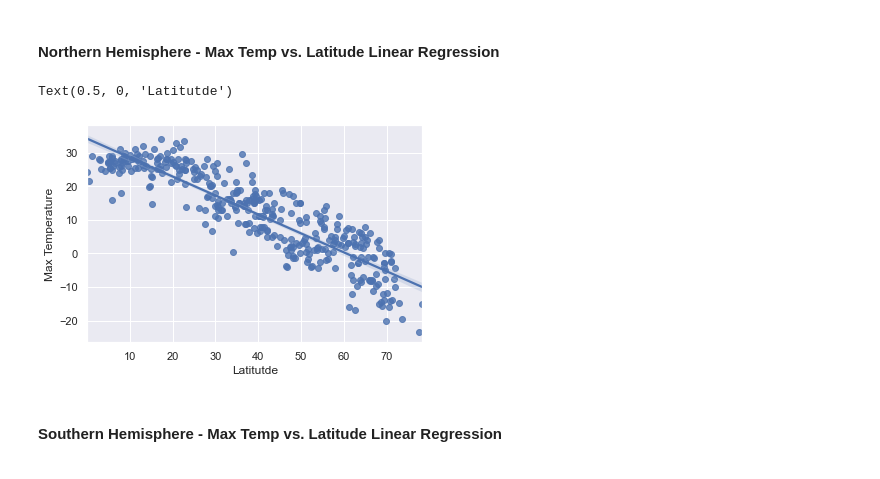
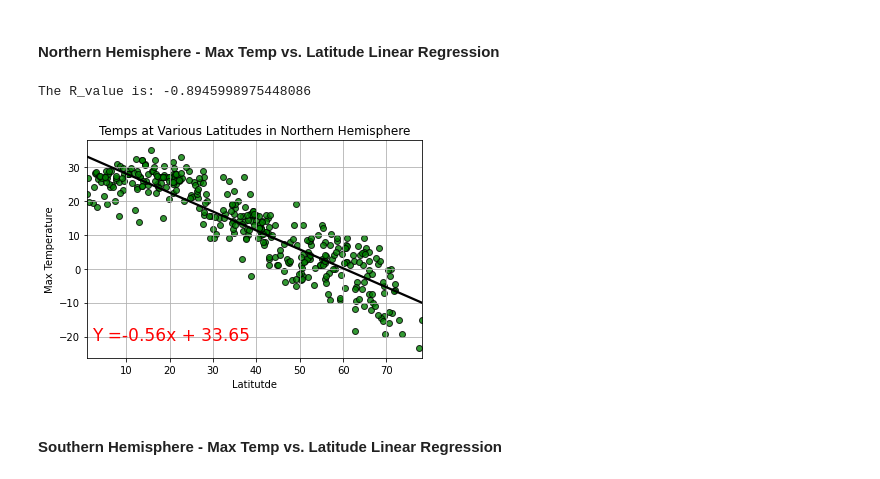
Before and after one commit to Jbullis29/python-api-challenge, a Jupyter notebook: WeatherPy/WeatherPy.ipynb, the cells around one changed output. Cells and saved outputs as stored; diff of their text form; code cells hidden in the pictures.

Commit message:
Added some dope graphs

```diff
--- a/WeatherPy/WeatherPy.ipynb
+++ b/WeatherPy/WeatherPy.ipynb
@@ -220,13 +228,18 @@ north = clean_city_data[clean_city_data['Lat']>=0]
 south =  clean_city_data[clean_city_data['Lat']<=0]
 # %% [markdown]
 ####  Northern Hemisphere - Max Temp vs. Latitude Linear Regression
-# %%
-sns.set_theme(color_codes=True)
-sns.regplot(x=north['Lat'], y = north['Max Temperature'])
-plt.xlabel('Latitutde')
-plt.title('')
-# %% [output]
-Text(0.5, 0, 'Latitutde')
-[figure, removed]
+# %%
+slope, intercept, r_value, p_value, std_err = linregress(x = north['Lat'],y = north['Max Temperature'])
+
+sns.regplot(x=north['Lat'], y = north['Max Temperature'],
+            scatter_kws={"color": "green", 'edgecolors': 'black'},line_kws={"color": "black"}, ci=0)
+plt.grid()
+plt.xlabel('Latitutde')
+plt.title('Temps at Various Latitudes in Northern Hemisphere')
+plt.text(2,-21, f'Y ={slope.round(2)}x + {intercept.round(2)}', fontsize = 17, color = 'Red')
+print(f'The R_value is: {r_value}')
+# %% [output]
+The R_value is: -0.8945998975448086
+[figure, added]
 # %% [markdown]
 ####  Southern Hemisphere - Max Temp vs. Latitude Linear Regression
```
Also changed, not shown: parts of 12 cells of this notebook, 1 other file.
